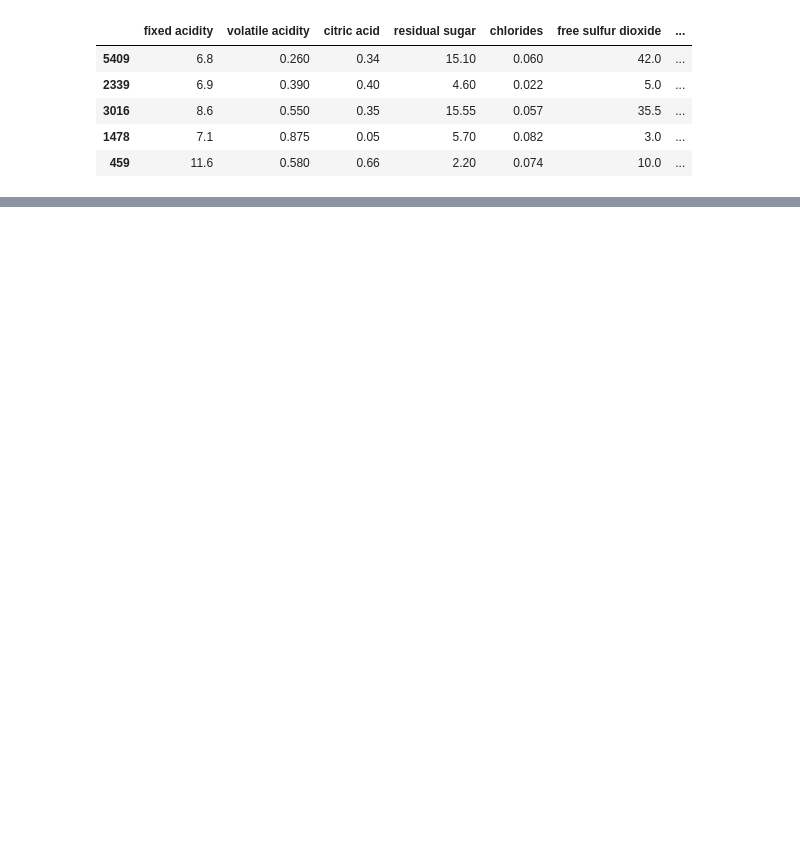
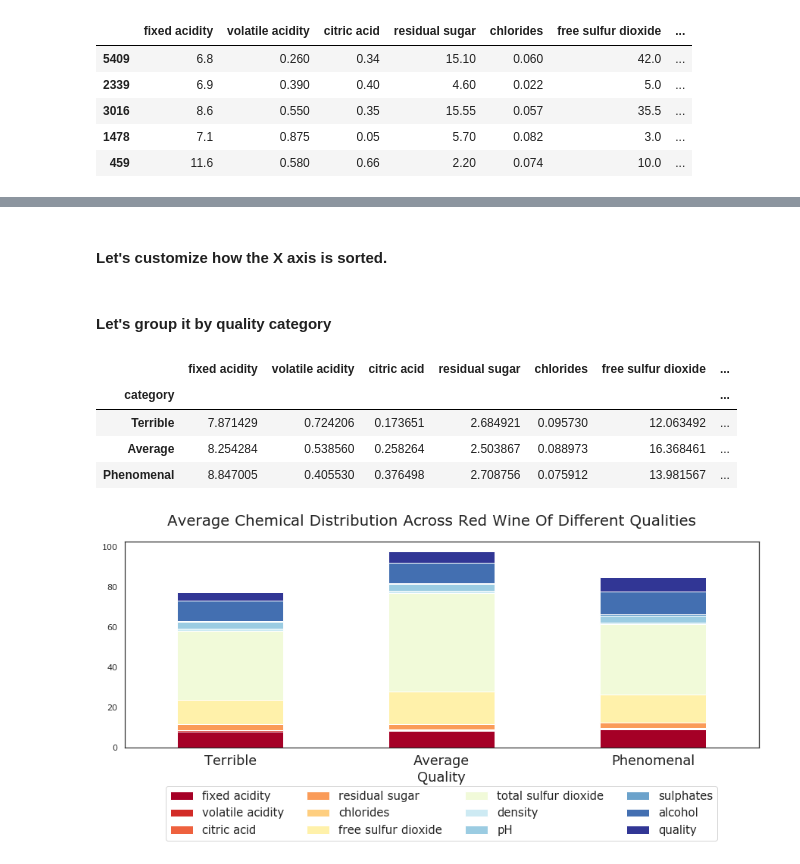
Before and after one commit to ochoa-jessica/Wine_Quality, a Jupyter notebook: Determine_High_Wine_Quality.ipynb, the cells around one changed output, grey strips where cells are left out. Saved outputs shown, nothing was run; the diff lists cells and outputs as text; code cells hidden in the pictures; blank space fills up the shorter version.

```diff
--- a/Determine_High_Wine_Quality.ipynb
+++ b/Determine_High_Wine_Quality.ipynb
@@ -62,0 +156,10 @@ dtype: int64
+# %%
+category = []
+
+for row in red_wine_df['quality']:
+    if row >= 7 : category.append('Phenomenal')
+    elif row <= 4: category.append('Terrible')
+    else:
+        category.append('Average')
+
+red_wine_df.loc[:, ['category']] = category
@@ -62,0 +189,30 @@ dtype: int64
+# %% [markdown]
+#### Let's customize how the X axis is sorted.
+# %%
+red_wine_df.loc[:,['category']] = pd.Categorical(red_wine_df['category'], ['Terrible', 'Average', 'Phenomenal'])
+red_wine_df = red_wine_df.sort_values(by='category')
+# %% [markdown]
+#### Let's group it by quality category
+# %%
+red_wine_df.groupby(["category"]).mean().plot.bar(
+    stacked=True, cmap="RdYlBu", figsize=(15, 5)
+)
+
+plt.rcParams["font.family"] = "sans-serif"
+plt.rcParams['font.sans-serif'] = ['Verdana']
+plt.suptitle(
+    "Average Chemical Distribution Across Red Wine Of Different Qualities", fontsize=20
+)
+plt.xticks(size=18, rotation="horizontal")
+plt.xlabel("Quality", fontsize=18)
+
+plt.legend(loc="lower center", bbox_to_anchor=(0.5, -0.48), ncol=4, fontsize=15)
+
+red_wine_df.groupby("category").mean()
+# %% [output]
+|  | fixed acidity | volatile acidity | citric acid | residual sugar | chlorides | free sulfur dioxide | ... |
+| category |  |  |  |  |  |  | ... |
+| Terrible | 7.871429 | 0.724206 | 0.173651 | 2.684921 | 0.095730 | 12.063492 | ... |
+| Average | 8.254284 | 0.538560 | 0.258264 | 2.503867 | 0.088973 | 16.368461 | ... |
+| Phenomenal | 8.847005 | 0.405530 | 0.376498 | 2.708756 | 0.075912 | 13.981567 | ... |
+[figure, added]
```
Also changed, not shown: parts of 37 cells of this notebook.
